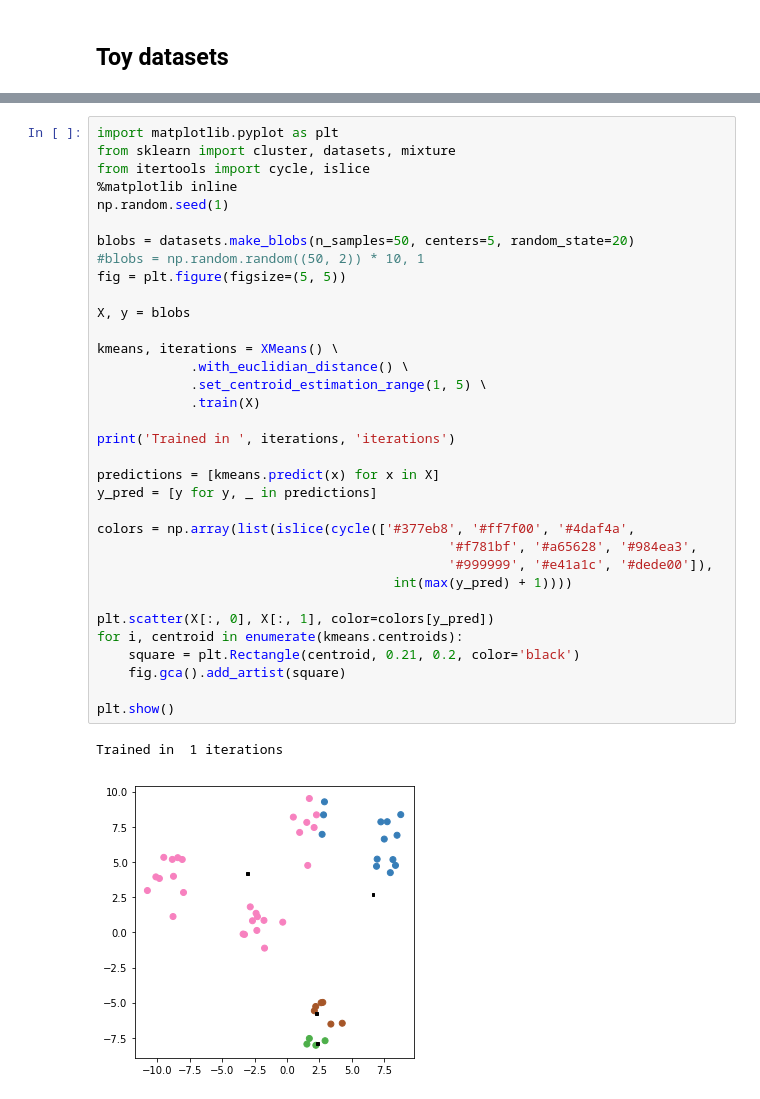
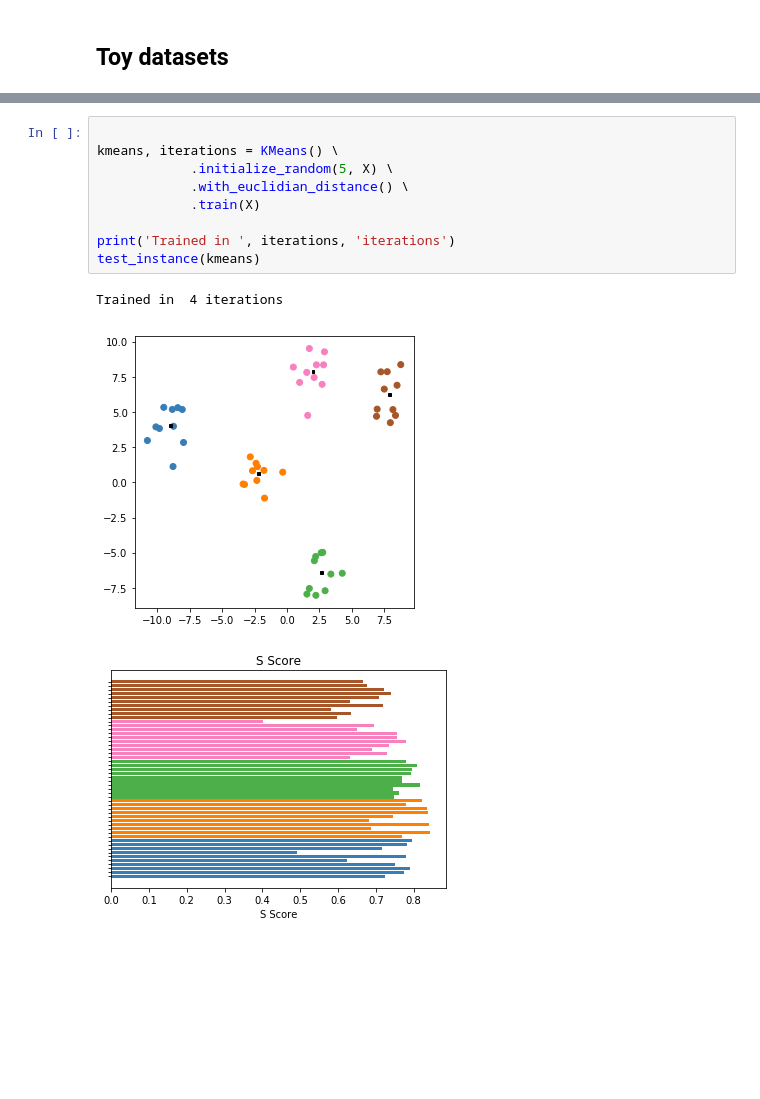
Before and after one commit to E-Trindade/python-kmeans, a Jupyter notebook: KMeans.ipynb, the cells around one changed output, grey strips where cells are left out. Cells and saved outputs as stored; diff of their text form; blank space fills up the shorter version.

```diff
--- a/KMeans.ipynb
+++ b/KMeans.ipynb
@@ -231,37 +229,13 @@ Trained in  4 iterations
-# %%
-import matplotlib.pyplot as plt
-from sklearn import cluster, datasets, mixture
-from itertools import cycle, islice
-%matplotlib inline
-np.random.seed(1)
-
-blobs = datasets.make_blobs(n_samples=50, centers=5, random_state=20)
-#blobs = np.random.random((50, 2)) * 10, 1
-fig = plt.figure(figsize=(5, 5))
-
-X, y = blobs
-
-kmeans, iterations = XMeans() \
-            .with_euclidian_distance() \
-            .set_centroid_estimation_range(1, 5) \
-            .train(X)
-
-print('Trained in ', iterations, 'iterations')
-
-predictions = [kmeans.predict(x) for x in X]
-y_pred = [y for y, _ in predictions]
-
-colors = np.array(list(islice(cycle(['#377eb8', '#ff7f00', '#4daf4a',
-                                             '#f781bf', '#a65628', '#984ea3',
-                                             '#999999', '#e41a1c', '#dede00']),
-                                      int(max(y_pred) + 1))))
-
-plt.scatter(X[:, 0], X[:, 1], color=colors[y_pred])
-for i, centroid in enumerate(kmeans.centroids):
-    square = plt.Rectangle(centroid, 0.21, 0.2, color='black')
-    fig.gca().add_artist(square)
-
-plt.show()
-# %% [output]
-Trained in  1 iterations
-[figure, removed]
+# %%
+
+kmeans, iterations = KMeans() \
+            .initialize_random(5, X) \
+            .with_euclidian_distance() \
+            .train(X)
+
+print('Trained in ', iterations, 'iterations')
+test_instance(kmeans)
+# %% [output]
+Trained in  4 iterations
+[figure, added]
+[figure, added]
```
Also changed, not shown: parts of 8 cells of this notebook.
